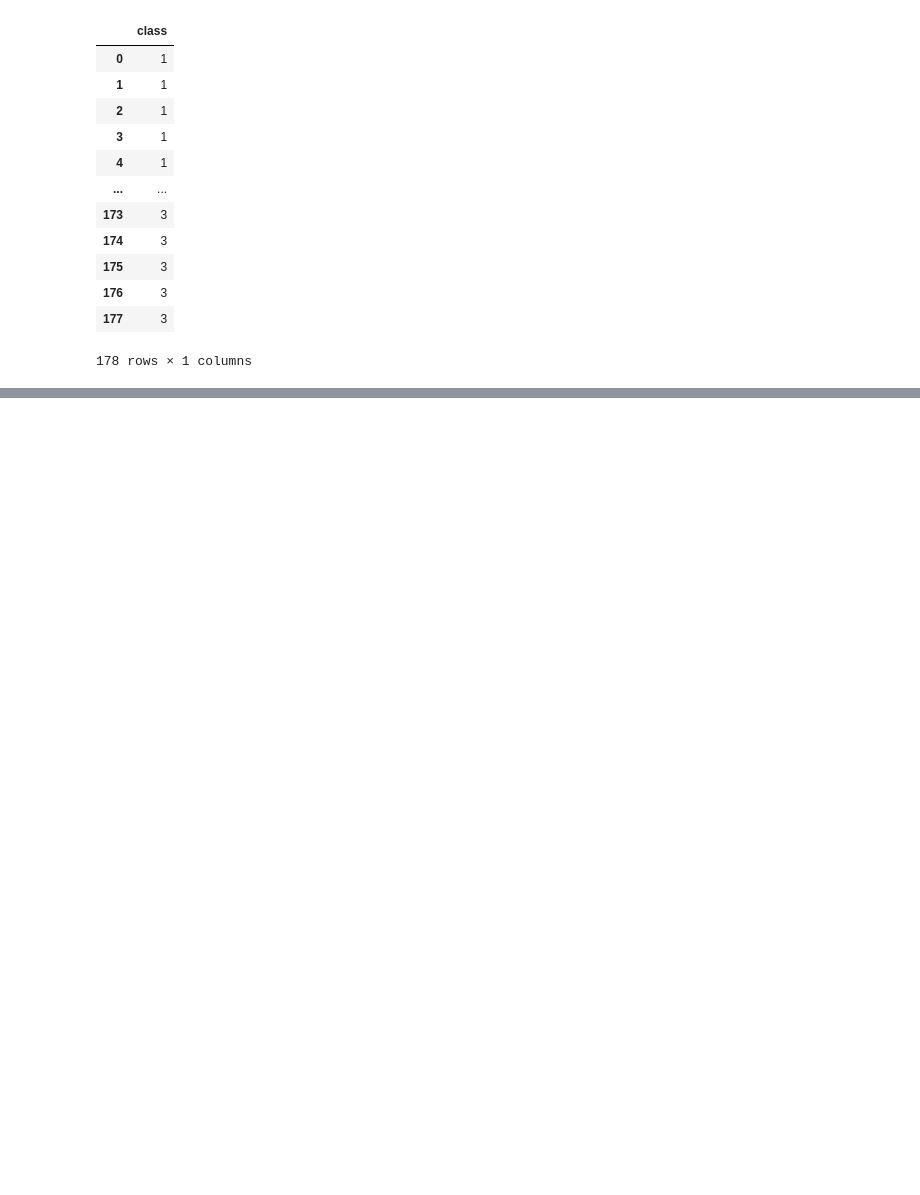
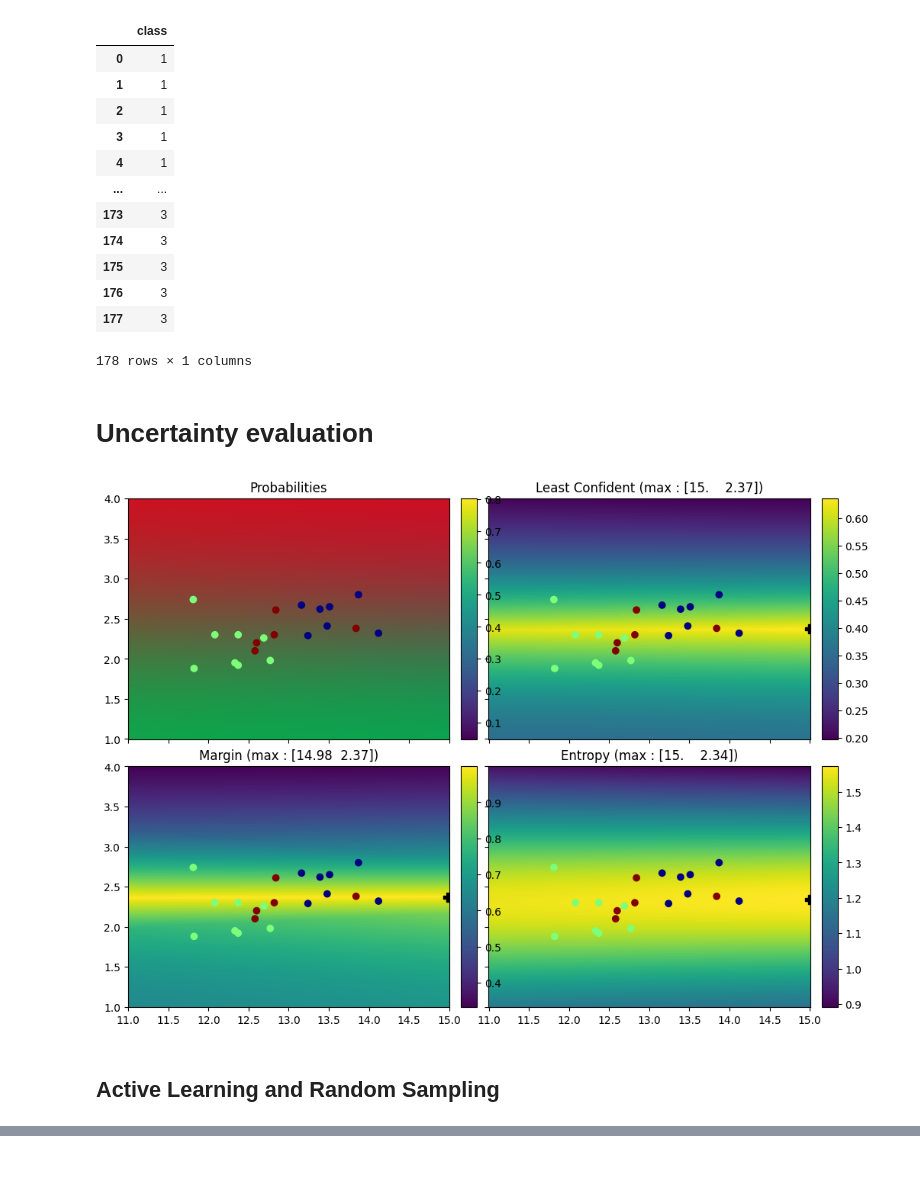
Before and after one commit to Andreas-Holm-2/Active-Machine-learning-2, a Jupyter notebook: Main.ipynb, the cells around one changed output, grey strips where cells are left out. Cells and saved outputs as stored; diff of their text form; code cells hidden in the pictures; blank space fills up the shorter version.

```diff
--- a/Main.ipynb
+++ b/Main.ipynb
@@ -65,3 +65,5 @@ y
 | 176 | 3 |
 | 177 | 3 |
 178 rows × 1 columns
+# %% [markdown]
+# Uncertainty evaluation
@@ -67,0 +145,40 @@ y
+# %%
+# Example usage
+n_init = 20
+use_classes = None  # Use all classes
+use_features = [0, 2]  # Select specific features (adjust indices as needed)
+seed = 0
+
+data = prepare_data(X, y, n_init, use_classes, use_features, seed=seed)
+
+# Fit a logistic classifier
+# (While testing this code I experienced some issues with the default
+# solver (lbfgs) which is why I use different one here.)
+model = LogisticRegression(penalty='l2', C=1e1, solver='liblinear', random_state=seed)
+model = model.fit(data['train']['X'], data['train']['y'])
+
+# For the sake of visualization, we are going to create a grid on
+# which to evaluate probabilities and uncertainties
+grid, imshow_kwargs = make_grid(data['train']['X'], data['pool']['X'])
+pool = grid.transpose(1,2,0).reshape(-1, len(use_features))
+
+# Evaluate uncertainties on the `pool` variable
+
+# solution::start
+
+# Compute the predictive probabilities
+prob = model.predict_proba(pool)
+
+# Compute the uncertainties
+least_confident = evaluate_uncertainty(prob, 'least confident')
+margin = evaluate_uncertainty(prob, 'margin')
+entropy = evaluate_uncertainty(prob, 'entropy')
+
+# solution::end
+
+# Once calculated, plot the uncertainty metrics
+plot_grid(prob, least_confident, margin, entropy, data, grid, imshow_kwargs)
+# %% [output]
+[figure, added]
+# %% [markdown]
+## Active Learning and Random Sampling
```
Also changed, not shown: parts of 5 cells of this notebook, 1 other file.
